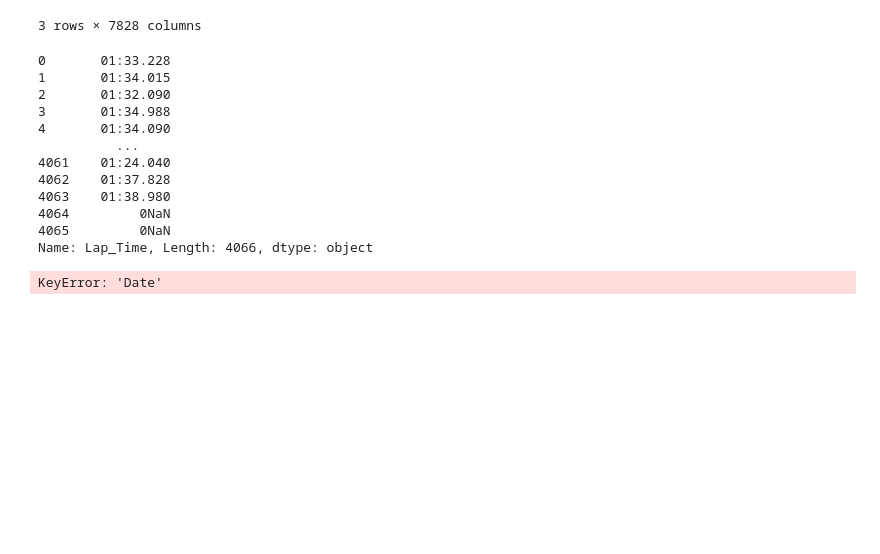
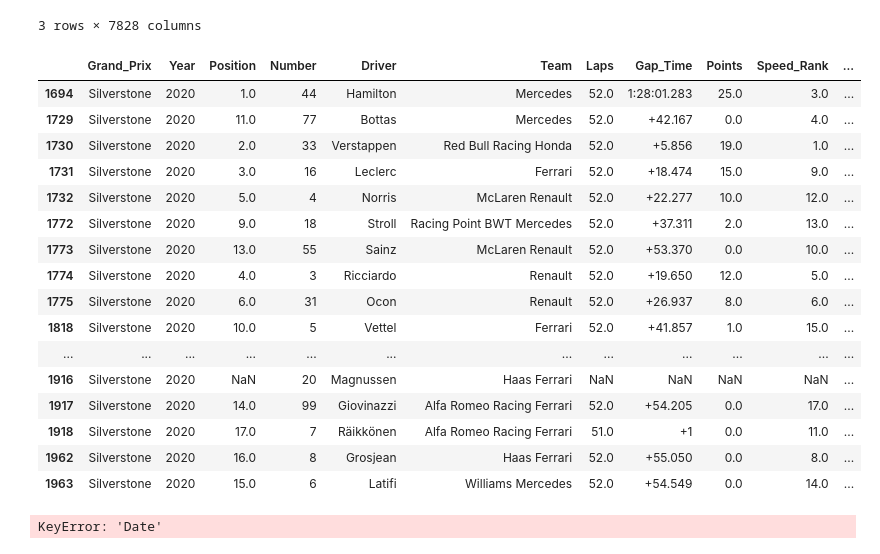
Before and after one commit to DukeAsk1/Fullstack-Formula1, a Jupyter notebook: Projet/mongo.ipynb, the cells around one changed output. Cells and saved outputs as stored; diff of their text form; code cells hidden in the pictures; blank space fills up the shorter version.

```diff
--- a/Projet/mongo.ipynb
+++ b/Projet/mongo.ipynb
@@ -77,0 +67,6 @@ df_fastest
+# %%
+df_qualif = df_qualif.rename(columns={'Position':'Pos_Qualif'})
+df_qualif["Date"] = df_qualif['Date'].astype(str)
+split_date = df_qualif['Date'].str.split("-",n=1).str[0]
+df_qualif['Date'] = split_date
+df_qualif['title'][df_qualif['Date']=="2021"].unique()
@@ -77,0 +91,10 @@ df_fastest
+# %%
+df_race_result['title'][df_race_result['Date']=="2021-07-18"].unique()
+df_race_result["Date"] = df_race_result['Date'].astype(str)
+split_date = df_race_result['Date'].str.split("-",n=1).str[0]
+df_race_result['Date'] = split_date
+df_race_result[df_race_result['title']=='Circuit de Spa-Francorchamps, Spa-Francorchamps']
+df_fastest_spa = df_race_result[df_race_result['title']=='Circuit de Spa-Francorchamps, Spa-Francorchamps']
+
+
+df_fastest_spa
@@ -77,0 +115,26 @@ df_fastest
+# %%
+df_fastest_b_s = df_fastest_b_s.rename(columns={'Position':'Speed_Rank','Time':'Lap_Time'})
+df_fastest_b_s["Date"] = df_fastest_b_s['Date'].astype(str)
+split_date = df_fastest_b_s['Date'].str.split("-",n=1).str[0]
+df_fastest_b_s['Date'] = split_date
+df_fastest_b_s['title'][df_fastest_b_s['Date']=="2021"].unique()
+
+df_fastest_spa = df_fastest_b_s[(df_fastest_b_s['title']=='Yas Marina Circuit, Yas Island') & (df_fastest_b_s['Date']=="2021")]
+df_fastest_spa['title'] = df_fastest_spa['title'].str.replace('Yas Marina Circuit, Yas Island',"Circuit de Spa-Francorchamps, Spa-Francorchamps")
+df_fastest_spa["Speed_Rank"] = df_fastest_spa["Speed_Rank"].astype(str)
+df_fastest_spa["Lap_Time"] = df_fastest_spa["Lap_Time"].astype(str)
+df_fastest_spa["Avg_Speed"] = df_fastest_spa["Avg_Speed"].astype(str)
+
+for val in df_fastest_spa["Speed_Rank"]:
+    df_fastest_spa["Speed_Rank"] = df_fastest_spa["Speed_Rank"].str.replace(val,"NaN")
+
+for val in df_fastest_spa["Lap_Time"]:
+    df_fastest_spa["Lap_Time"] = df_fastest_spa["Lap_Time"].str.replace(val,"NaN")
+
+for val in df_fastest_spa["Avg_Speed"]:
+    df_fastest_spa["Avg_Speed"] = df_fastest_spa["Avg_Speed"].str.replace(val,"NaN")
+
+#df_fastest_spa["Date"] = df_fastest_spa["Date"].str.replace("2021","2021-08-29")
+
+df_fastest = pd.concat([df_fastest_b_s, df_fastest_spa], axis=0)
+df_fastest['title'][df_fastest['Date']=="2021"].unique()
@@ -206,6 +296,7 @@ time_pb
 289 rows × 4 columns
 # %%
 df_race["Avg_Speed"] = df_race['Avg_Speed'].astype("float64")
+df_race['Year'] = df_race['Year'].astype("int64")
 #df_race['Num_stop'] = df_race['Num_stop'].astype("float64")
 df_race['Points'] = df_race['Points'].astype("float64")
 df_race['Position'] = pd.to_numeric(df_race['Position'],errors="coerce")
@@ -232,41 +323,46 @@ list_time
 # %%
 df_race['Grand_Prix'] = df_race['Grand_Prix'].str.replace("Sakhir","Bahrain")
 df_race['Grand_Prix'] = df_race['Grand_Prix'].str.replace("Melbourne","Australia")
 df_race['Grand_Prix'] = df_race['Grand_Prix'].str.replace("Shanghai","China")
 df_race['Grand_Prix'] = df_race['Grand_Prix'].str.replace("Spielberg","Austria")
 df_race['Grand_Prix'] = df_race['Grand_Prix'].str.replace("Kuala Lumpur","Malaysia")
 df_race['Grand_Prix'] = df_race['Grand_Prix'].str.replace("Budapest","Hungary")
 df_race['Grand_Prix'] = df_race['Grand_Prix'].str.replace("Monte Carlo","Monaco")
 df_race['Grand_Prix'] = df_race['Grand_Prix'].str.replace("Sochi","Russia")
 df_race['Grand_Prix'] = df_race['Grand_Prix'].str.replace("Montreal","Canada")
 df_race['Grand_Prix'] = df_race['Grand_Prix'].str.replace("Great Britain","Silverstone")
 df_race['Grand_Prix'] = df_race['Grand_Prix'].str.replace("Le Castellet","France")
 df_race['Grand_Prix'] = df_race['Grand_Prix'].str.replace("Portimão","Portugal")
 df_race['Grand_Prix'] = df_race['Grand_Prix'].str.replace("Belgium","Spa-Francorchamps")
 df_race['Grand_Prix'] = df_race['Grand_Prix'].str.replace("Hockenheim","Germany")
 df_race['Grand_Prix'] = df_race['Grand_Prix'].str.replace("Nürburgring","Germany")
 df_race['Grand_Prix'] = df_race['Grand_Prix'].str.replace("Italy","Monza")
 df_race['Grand_Prix'] = df_race['Grand_Prix'].str.replace("Mugello","Tuscany")
 df_race['Grand_Prix'] = df_race['Grand_Prix'].str.replace("Suzuka","Japan")
 df_race['Grand_Prix'] = df_race['Grand_Prix'].str.replace("Istanbul","Turkey")
 df_race['Grand_Prix'] = df_race['Grand_Prix'].str.replace("Mexico City","Mexico")
 df_race['Grand_Prix'] = df_race['Grand_Prix'].str.replace("Austin","United States")
 df_race['Grand_Prix'] = df_race['Grand_Prix'].str.replace("São Paulo","Brazil")
 df_race['Grand_Prix'] = df_race['Grand_Prix'].str.replace("Lusail","Qatar")
-df_race['Lap_Time']
+df_race[(df_race["Grand_Prix"]=="Silverstone") & (df_race["Year"]==2020)]
 # %% [output]
-0       01:33.228
-1       01:34.015
-2       01:32.090
-3       01:34.988
-4       01:34.090
-          ...
-4061    01:24.040
-4062    01:37.828
-4063    01:38.980
-4064         0NaN
-4065         0NaN
-Name: Lap_Time, Length: 4066, dtype: object
+|  | Grand_Prix | Year | Position | Number | Driver | Team | Laps | Gap_Time | Points | Speed_Rank | ... |
+| 1694 | Silverstone | 2020 | 1.0 | 44 | Hamilton | Mercedes | 52.0 | 1:28:01.283 | 25.0 | 3.0 | ... |
+| 1729 | Silverstone | 2020 | 11.0 | 77 | Bottas | Mercedes | 52.0 | +42.167 | 0.0 | 4.0 | ... |
+| 1730 | Silverstone | 2020 | 2.0 | 33 | Verstappen | Red Bull Racing Honda | 52.0 | +5.856 | 19.0 | 1.0 | ... |
+| 1731 | Silverstone | 2020 | 3.0 | 16 | Leclerc | Ferrari | 52.0 | +18.474 | 15.0 | 9.0 | ... |
+| 1732 | Silverstone | 2020 | 5.0 | 4 | Norris | McLaren Renault | 52.0 | +22.277 | 10.0 | 12.0 | ... |
+| 1772 | Silverstone | 2020 | 9.0 | 18 | Stroll | Racing Point BWT Mercedes | 52.0 | +37.311 | 2.0 | 13.0 | ... |
+| 1773 | Silverstone | 2020 | 13.0 | 55 | Sainz | McLaren Renault | 52.0 | +53.370 | 0.0 | 10.0 | ... |
+| 1774 | Silverstone | 2020 | 4.0 | 3 | Ricciardo | Renault | 52.0 | +19.650 | 12.0 | 5.0 | ... |
+| 1775 | Silverstone | 2020 | 6.0 | 31 | Ocon | Renault | 52.0 | +26.937 | 8.0 | 6.0 | ... |
+| 1818 | Silverstone | 2020 | 10.0 | 5 | Vettel | Ferrari | 52.0 | +41.857 | 1.0 | 15.0 | ... |
+| ... | ... | ... | ... | ... | ... | ... | ... | ... | ... | ... | ... |
+| 1916 | Silverstone | 2020 | NaN | 20 | Magnussen | Haas Ferrari | NaN | NaN | NaN | NaN | ... |
+| 1917 | Silverstone | 2020 | 14.0 | 99 | Giovinazzi | Alfa Romeo Racing Ferrari | 52.0 | +54.205 | 0.0 | 17.0 | ... |
+| 1918 | Silverstone | 2020 | 17.0 | 7 | Räikkönen | Alfa Romeo Racing Ferrari | 51.0 | +1 | 0.0 | 11.0 | ... |
+| 1962 | Silverstone | 2020 | 16.0 | 8 | Grosjean | Haas Ferrari | 52.0 | +55.050 | 0.0 | 8.0 | ... |
+| 1963 | Silverstone | 2020 | 15.0 | 6 | Latifi | Williams Mercedes | 52.0 | +54.549 | 0.0 | 14.0 | ... |
 # %%
 df_pitstop["Date"] = df_pitstop['Date'].astype(str)
 split_date = df_pitstop['Date'].str.split("-",n=1).str[0]
```
Also changed, not shown: parts of 12 cells of this notebook, 17 other files.
